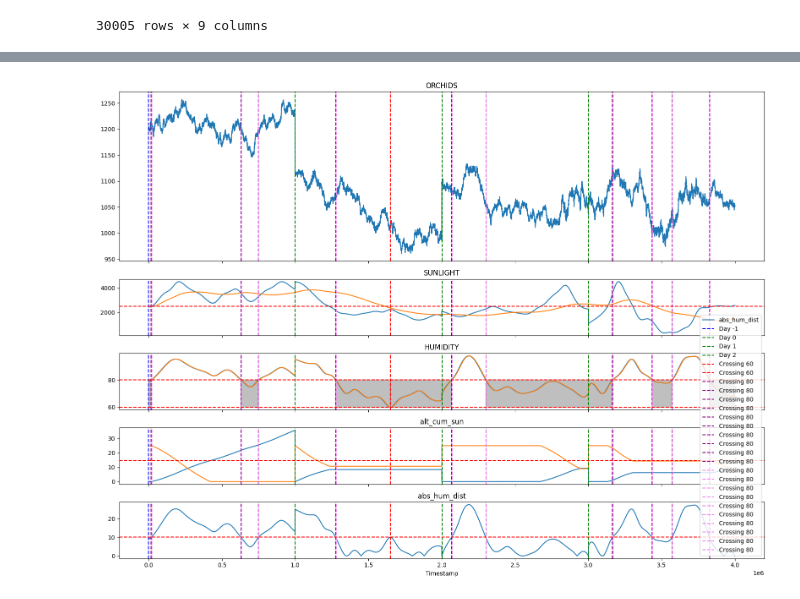
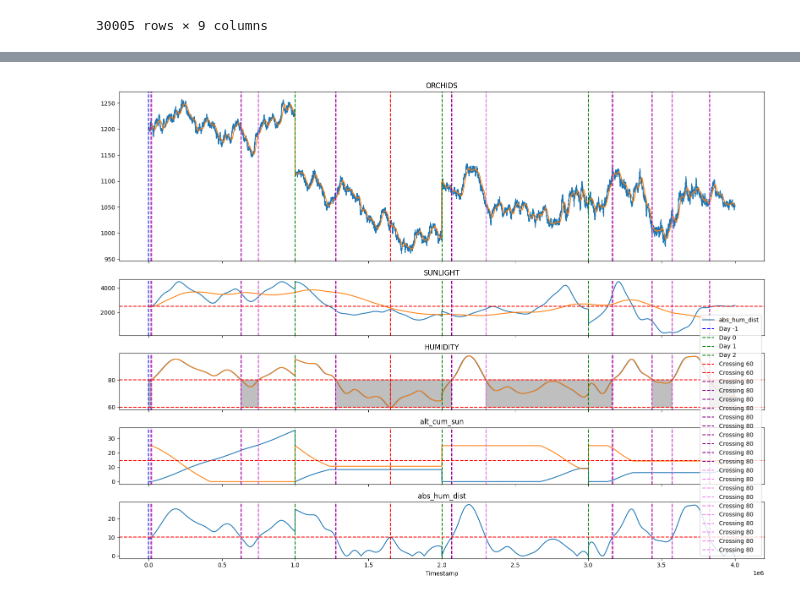
Before and after one commit to felixpoirier1/Prosperity, a Jupyter notebook: data analysis/Round 2/r2 ANAL_r2 test.ipynb, the cells around one changed output, grey strips where cells are left out. Cells and saved outputs as stored; diff of their text form; code cells hidden in the pictures.

```diff
--- a/data analysis/Round 2/r2 ANAL_r2 test.ipynb
+++ b/data analysis/Round 2/r2 ANAL_r2 test.ipynb
@@ -205,7 +250,7 @@ def plot_orchids_sunlight_humidity(df):
 
     # Plot ORCHIDS vs new_timestamp
     axs[0].plot(df['new_timestamp'], df['ORCHIDS'], label='ORCHIDS')
-    # axs[0].plot(df['new_timestamp'], df['orchid_roll_day'], label='roll')
+    axs[0].plot(df['new_timestamp'], df['orchid_roll'], label='roll')
     # axs[0].plot(df['new_timestamp'], df['orchid_roll_shift'], label='roll_shift')
     # axs[0].plot(df['new_timestamp'], df['orchid_shift'], label='SHIFT')
     axs[0].set_title('ORCHIDS')
@@ -259,34 +304,34 @@ def plot_orchids_sunlight_humidity(df):
         crossing_up1 = (df['roll_hum_avg'] > threshold) & (shifted_humidity1 <= threshold)
         # Crossing down the threshold
         crossing_down1 = (df['roll_hum_avg'] < threshold) & (shifted_humidity1 >= threshold)
         # Combine crossing up and down
         crossings1 = crossing_up1 | crossing_down1
 
         # Draw vertical lines at crossings
         for timestamp in df.loc[crossings1, 'new_timestamp']:
             for ax in axs:
                 ax.axvline(timestamp, color='pink' if threshold == 60 else 'violet', linestyle='--',
                            label=f'Crossing {threshold}')
 
     # Highlighting region between 60 and 80 for HUMIDITY
     axs[2].fill_between(df['new_timestamp'], 60, 80, where=(df['HUMIDITY'] >= 60) & (df['HUMIDITY'] <= 80), color='gray', alpha=0.5, label='Target Humidity Zone')
 
     # Red lines for thresholds
     axs[1].axhline(2500, color='red', linestyle='--', label='Sunlight Threshold')
     axs[2].axhline(60, color='red', linestyle='--')
     axs[2].axhline(80, color='red', linestyle='--')
     axs[3].axhline(25*7/12, color='red', linestyle='--', label='Cum Sun Threshold')
     axs[4].axhline(10, color='red', linestyle='--')
 
     axs[-1].set_xlabel('Timestamp')
 
     plt.tight_layout()
     plt.legend()
     plt.show()
 
 plot_orchids_sunlight_humidity(orchids)
 # %% [output]
-[figure, old version]
+[figure, new version]
 # %%
 # target_humidity_df = orchids[(orchids['HUMIDITY'] >= 60) & (orchids['HUMIDITY'] <= 80) & (orchids['day'] == -1) & (orchids['timestamp'] > 745000)].reset_index()
 # target_humidity_df.head(50)
```
Also changed, not shown: parts of 27 cells of this notebook, 4 other files.
